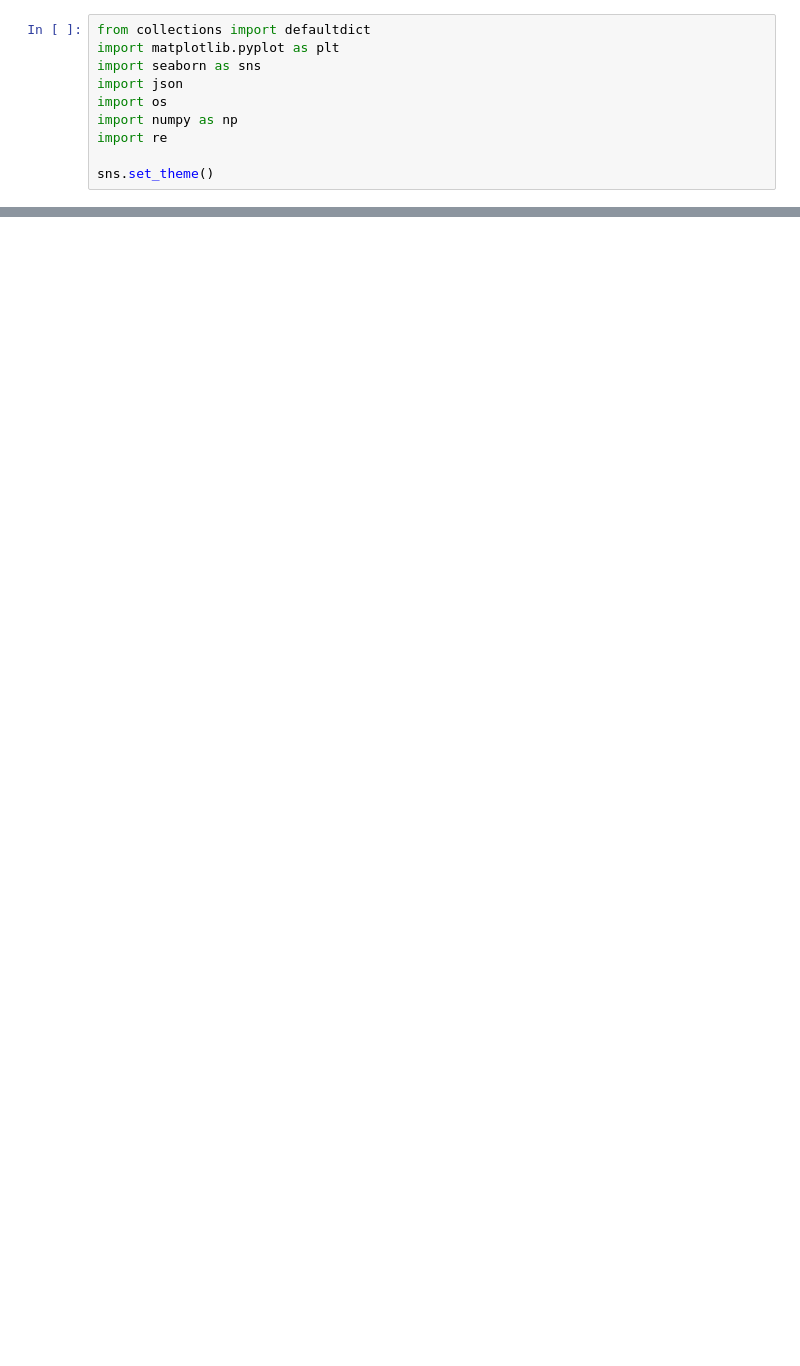
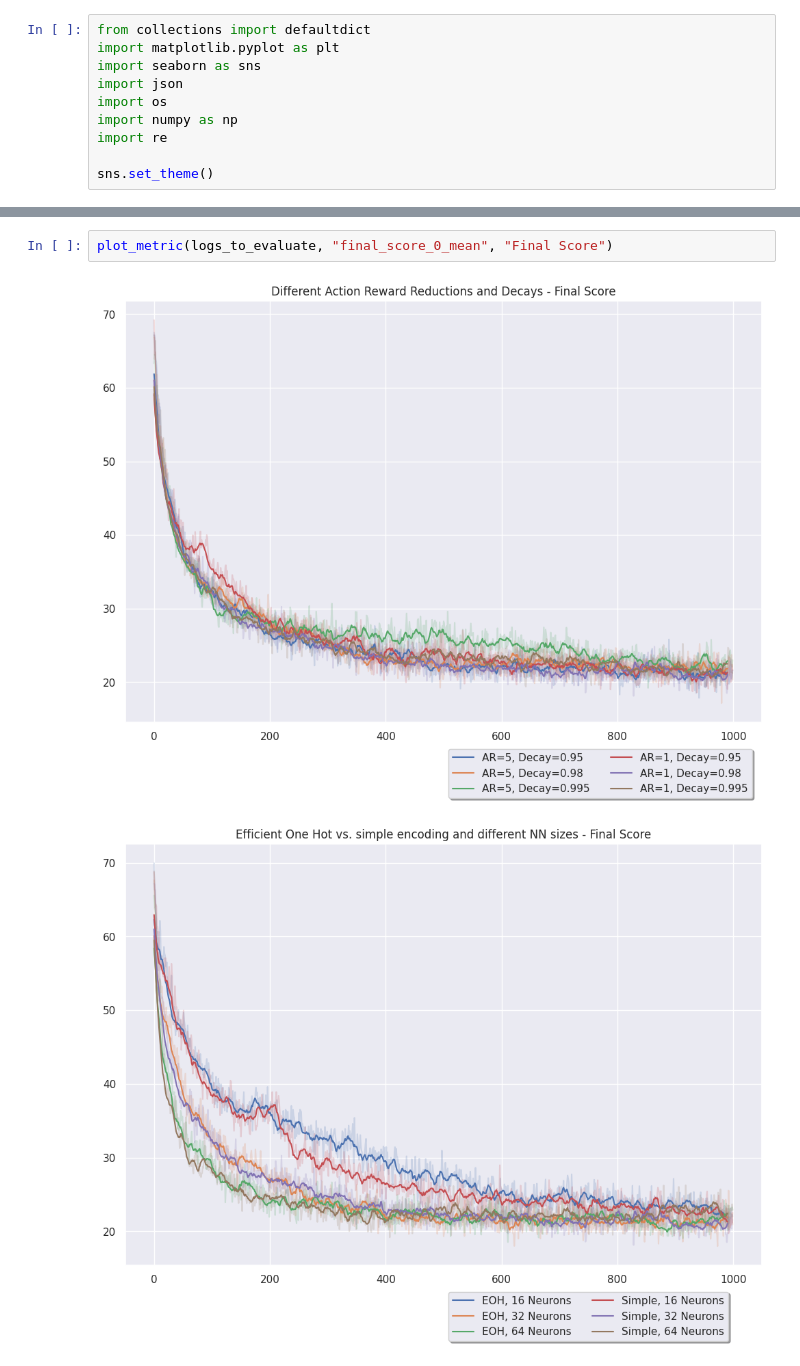
Before and after one commit to faguodev/SkyjoAI, a Jupyter notebook: evaluation.ipynb, the cells around one changed output, grey strips where cells are left out. Saved outputs shown, nothing was run; the diff lists cells and outputs as text; blank space fills up the shorter version.

```diff
--- a/evaluation.ipynb
+++ b/evaluation.ipynb
@@ -187,0 +134,5 @@ plt.show()
+# %%
+plot_metric(logs_to_evaluate, "final_score_0_mean", "Final Score")
+# %% [output]
+[figure, added]
+[figure, added]
```
Also changed, not shown: parts of 12 cells of this notebook.
